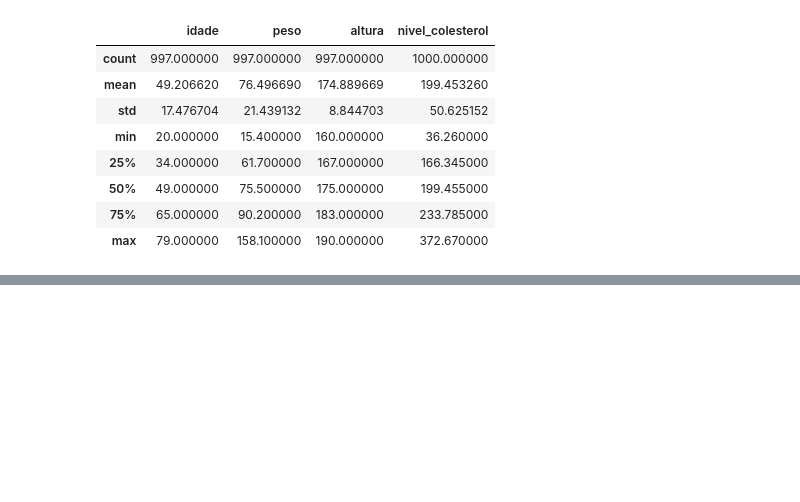
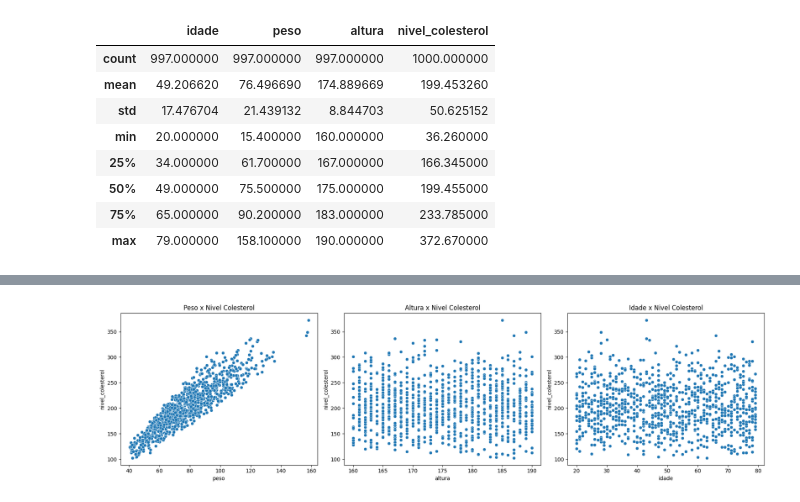
Before and after one commit to danieuuul/ia_multiple_regression, a Jupyter notebook: model_colesterol.ipynb, the cells around one changed output, grey strips where cells are left out. Saved outputs shown, nothing was run; the diff lists cells and outputs as text; code cells hidden in the pictures; blank space fills up the shorter version.

```diff
--- a/model_colesterol.ipynb
+++ b/model_colesterol.ipynb
@@ -86,0 +146,19 @@ dtype: int64
+# %%
+fig, axs = plt.subplots(1, 3, figsize=(18, 5))
+
+# Scatter plot of 'peso' vs 'nivel_colesterol'
+sbs.scatterplot(data=df_colesterol_eda, x='peso', y='nivel_colesterol', ax=axs[0])
+axs[0].set_title('Peso x Nivel Colesterol')
+
+# Scatter plot of 'altura' x 'nivel_colesterol'
+sbs.scatterplot(data=df_colesterol_eda, x='altura', y='nivel_colesterol', ax=axs[1])
+axs[1].set_title('Altura x Nivel Colesterol')
+
+# Scatter plot of 'idade' x 'nivel_colesterol'
+sbs.scatterplot(data=df_colesterol_eda, x='idade', y='nivel_colesterol', ax=axs[2])
+axs[2].set_title('Idade x Nivel Colesterol')
+
+plt.tight_layout()
+plt.show()
+# %% [output]
+[figure, added]
```
Also changed, not shown: parts of 53 cells of this notebook, 4 other files.
